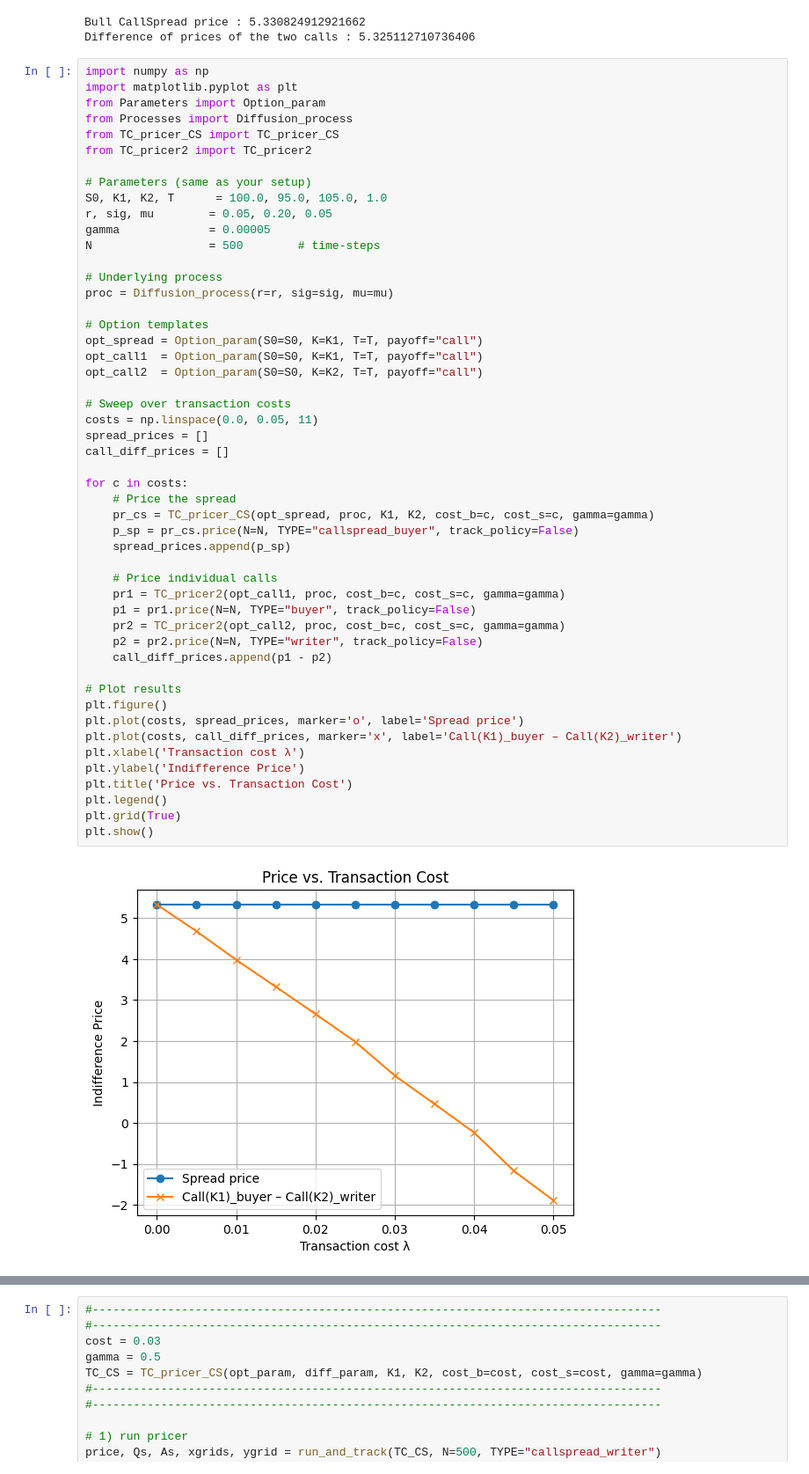
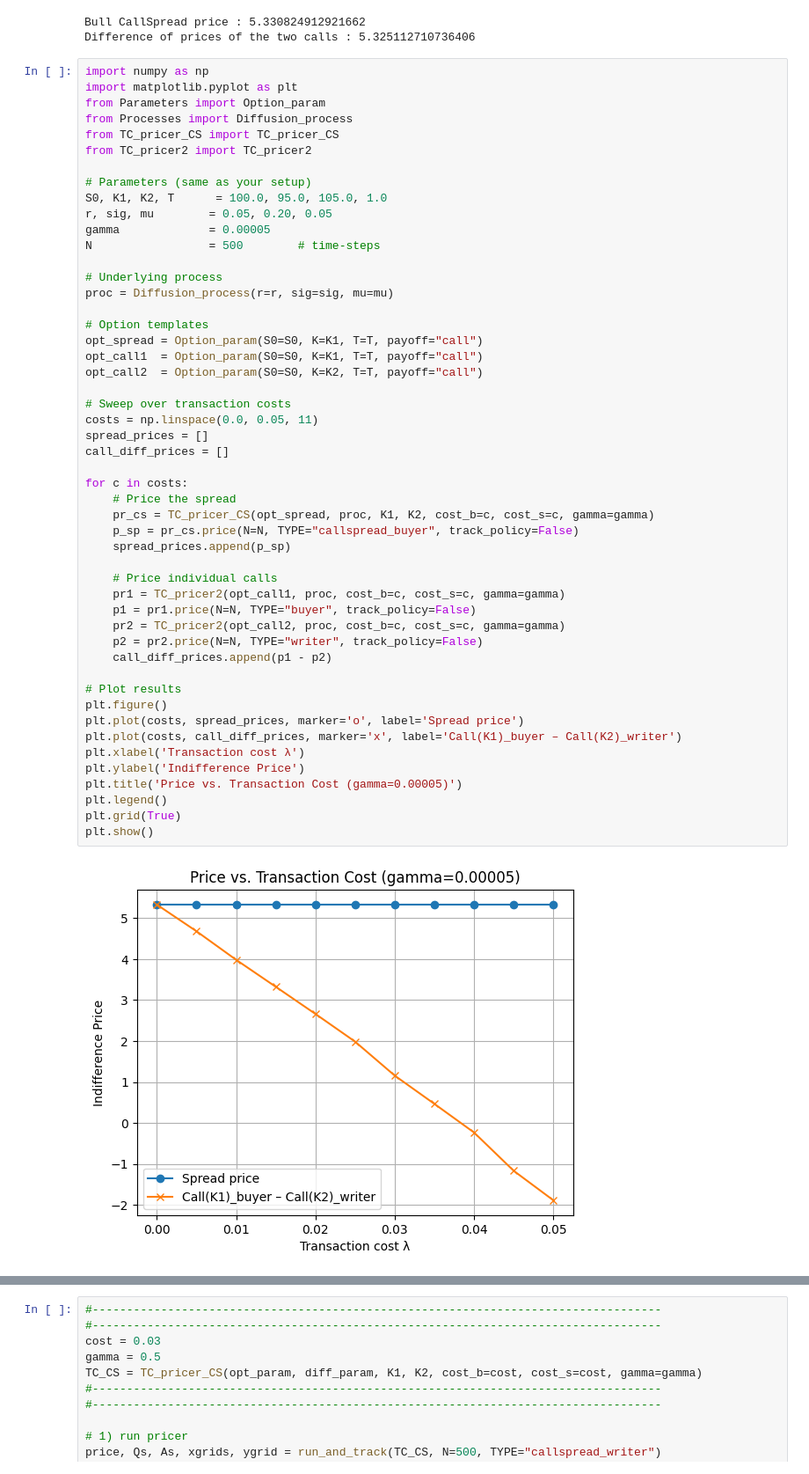
Before and after one commit to JulesArzel/Deep_Hedging_v2, a Jupyter notebook: New approach/4.1 Option pricing with transaction costs.ipynb, the cells around one changed output, grey strips where cells are left out. Shown at 88% size. Drawn from its saved outputs; the diff is of its cells as text.

```diff
--- a/New approach/4.1 Option pricing with transaction costs.ipynb
+++ b/New approach/4.1 Option pricing with transaction costs.ipynb
@@ -1290,35 +1290,35 @@ opt_call1  = Option_param(S0=S0, K=K1, T=T, payoff="call")
 opt_call2  = Option_param(S0=S0, K=K2, T=T, payoff="call")
 
 # Sweep over transaction costs
 costs = np.linspace(0.0, 0.05, 11)
 spread_prices = []
 call_diff_prices = []
 
 for c in costs:
     # Price the spread
     pr_cs = TC_pricer_CS(opt_spread, proc, K1, K2, cost_b=c, cost_s=c, gamma=gamma)
     p_sp = pr_cs.price(N=N, TYPE="callspread_buyer", track_policy=False)
     spread_prices.append(p_sp)
 
     # Price individual calls
     pr1 = TC_pricer2(opt_call1, proc, cost_b=c, cost_s=c, gamma=gamma)
     p1 = pr1.price(N=N, TYPE="buyer", track_policy=False)
     pr2 = TC_pricer2(opt_call2, proc, cost_b=c, cost_s=c, gamma=gamma)
     p2 = pr2.price(N=N, TYPE="writer", track_policy=False)
     call_diff_prices.append(p1 - p2)
 
 # Plot results
 plt.figure()
 plt.plot(costs, spread_prices, marker='o', label='Spread price')
 plt.plot(costs, call_diff_prices, marker='x', label='Call(K1)_buyer – Call(K2)_writer')
 plt.xlabel('Transaction cost λ')
 plt.ylabel('Indifference Price')
-plt.title('Price vs. Transaction Cost')
+plt.title('Price vs. Transaction Cost (gamma=0.00005)')
 plt.legend()
 plt.grid(True)
 plt.show()
 # %% [output]
-[figure, old version]
+[figure, new version]
 # %%
 import numpy as np
 import matplotlib.pyplot as plt
```
Also changed, not shown: parts of 1 cell of this notebook.
